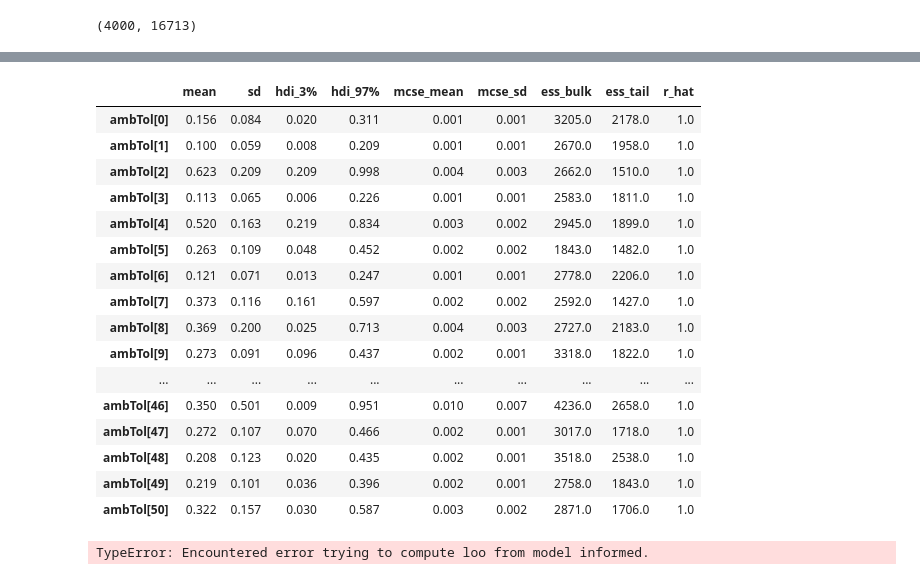
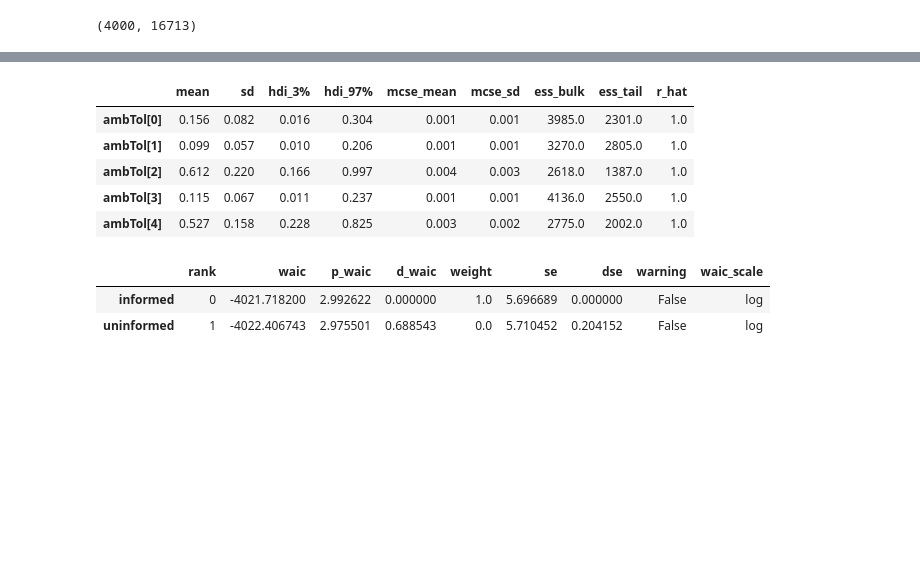
Before and after one commit to KoremNSN/Aging, a Jupyter notebook: RiskandAmbiguity/StanModel.ipynb, the cells around one changed output, grey strips where cells are left out. Cells and saved outputs as stored; diff of their text form; code cells hidden in the pictures; blank space fills up the shorter version.

```diff
--- a/RiskandAmbiguity/StanModel.ipynb
+++ b/RiskandAmbiguity/StanModel.ipynb
@@ -180,3 +177,3 @@ az.summary(cmdstanpy_data_amb, var_names=['ambTol'])
 # %%
-AmbiguityModel_p = cmdstanpy.CmdStanModel(stan_file='AmbiguityModel_priors.stan')
+AmbiguityModel_p = cmdstanpy.CmdStanModel(stan_file='/home/nachshon/Documents/Projects/Aging/Aging/RiskandAmbiguity/AmbiguityModel_priors.stan')
 # %% [output]
@@ -201,5 +201,7 @@ INFO:cmdstanpy:CmdStan done processing.
 # %%
-cmdstanpy_data_amb_info_prior = az.from_cmdstanpy(posterior=fit_ambiguity_model_info_prior)
+cmdstanpy_data_amb_info_prior = az.from_cmdstanpy(posterior=fit_ambiguity_model_info_prior,
+                                                  posterior_predictive="y_hat",
+                                                  log_likelihood="log_lik")
 # %%
 draws_amu_ip = fit_ambiguity_model_info_prior.stan_variable(var='aMu')
 draws_bmu_ip = fit_ambiguity_model_info_prior.stan_variable(var='bMu')
@@ -232,24 +223,15 @@ az.summary(cmdstanpy_data_amb_info_prior, var_names=['riskTol'])
 # %%
-az.summary(cmdstanpy_data_amb_info_prior, var_names=['ambTol'])
+az.summary(cmdstanpy_data_amb_info_prior, var_names=['ambTol'])[:5]
 # %% [output]
 |  | mean | sd | hdi_3% | hdi_97% | mcse_mean | mcse_sd | ess_bulk | ess_tail | r_hat |
-| ambTol[0] | 0.156 | 0.084 | 0.020 | 0.311 | 0.001 | 0.001 | 3205.0 | 2178.0 | 1.0 |
-| ambTol[1] | 0.100 | 0.059 | 0.008 | 0.209 | 0.001 | 0.001 | 2670.0 | 1958.0 | 1.0 |
-| ambTol[2] | 0.623 | 0.209 | 0.209 | 0.998 | 0.004 | 0.003 | 2662.0 | 1510.0 | 1.0 |
-| ambTol[3] | 0.113 | 0.065 | 0.006 | 0.226 | 0.001 | 0.001 | 2583.0 | 1811.0 | 1.0 |
-| ambTol[4] | 0.520 | 0.163 | 0.219 | 0.834 | 0.003 | 0.002 | 2945.0 | 1899.0 | 1.0 |
-| ambTol[5] | 0.263 | 0.109 | 0.048 | 0.452 | 0.002 | 0.002 | 1843.0 | 1482.0 | 1.0 |
-| ambTol[6] | 0.121 | 0.071 | 0.013 | 0.247 | 0.001 | 0.001 | 2778.0 | 2206.0 | 1.0 |
-| ambTol[7] | 0.373 | 0.116 | 0.161 | 0.597 | 0.002 | 0.002 | 2592.0 | 1427.0 | 1.0 |
-| ambTol[8] | 0.369 | 0.200 | 0.025 | 0.713 | 0.004 | 0.003 | 2727.0 | 2183.0 | 1.0 |
-| ambTol[9] | 0.273 | 0.091 | 0.096 | 0.437 | 0.002 | 0.001 | 3318.0 | 1822.0 | 1.0 |
-| ... | ... | ... | ... | ... | ... | ... | ... | ... | ... |
-| ambTol[46] | 0.350 | 0.501 | 0.009 | 0.951 | 0.010 | 0.007 | 4236.0 | 2658.0 | 1.0 |
-| ambTol[47] | 0.272 | 0.107 | 0.070 | 0.466 | 0.002 | 0.001 | 3017.0 | 1718.0 | 1.0 |
-| ambTol[48] | 0.208 | 0.123 | 0.020 | 0.435 | 0.002 | 0.001 | 3518.0 | 2538.0 | 1.0 |
-| ambTol[49] | 0.219 | 0.101 | 0.036 | 0.396 | 0.002 | 0.001 | 2758.0 | 1843.0 | 1.0 |
-| ambTol[50] | 0.322 | 0.157 | 0.030 | 0.587 | 0.003 | 0.002 | 2871.0 | 1706.0 | 1.0 |
+| ambTol[0] | 0.156 | 0.082 | 0.016 | 0.304 | 0.001 | 0.001 | 3985.0 | 2301.0 | 1.0 |
+| ambTol[1] | 0.099 | 0.057 | 0.010 | 0.206 | 0.001 | 0.001 | 3270.0 | 2805.0 | 1.0 |
+| ambTol[2] | 0.612 | 0.220 | 0.166 | 0.997 | 0.004 | 0.003 | 2618.0 | 1387.0 | 1.0 |
+| ambTol[3] | 0.115 | 0.067 | 0.011 | 0.237 | 0.001 | 0.001 | 4136.0 | 2550.0 | 1.0 |
+| ambTol[4] | 0.527 | 0.158 | 0.228 | 0.825 | 0.003 | 0.002 | 2775.0 | 2002.0 | 1.0 |
 # %%
-az.compare({'informed':fit_ambiguity_model_info_prior, 'uninformed':fit_ambiguity_model})
+az.compare({'informed':fit_ambiguity_model_info_prior, 'uninformed':fit_ambiguity_model}, ic='waic')
 # %% [output]
-TypeError: Encountered error trying to compute loo from model informed.
+|  | rank | waic | p_waic | d_waic | weight | se | dse | warning | waic_scale |
+| informed | 0 | -4021.718200 | 2.992622 | 0.000000 | 1.0 | 5.696689 | 0.000000 | False | log |
+| uninformed | 1 | -4022.406743 | 2.975501 | 0.688543 | 0.0 | 5.710452 | 0.204152 | False | log |
```
Also changed, not shown: parts of 14 cells of this notebook, 2 other files.
